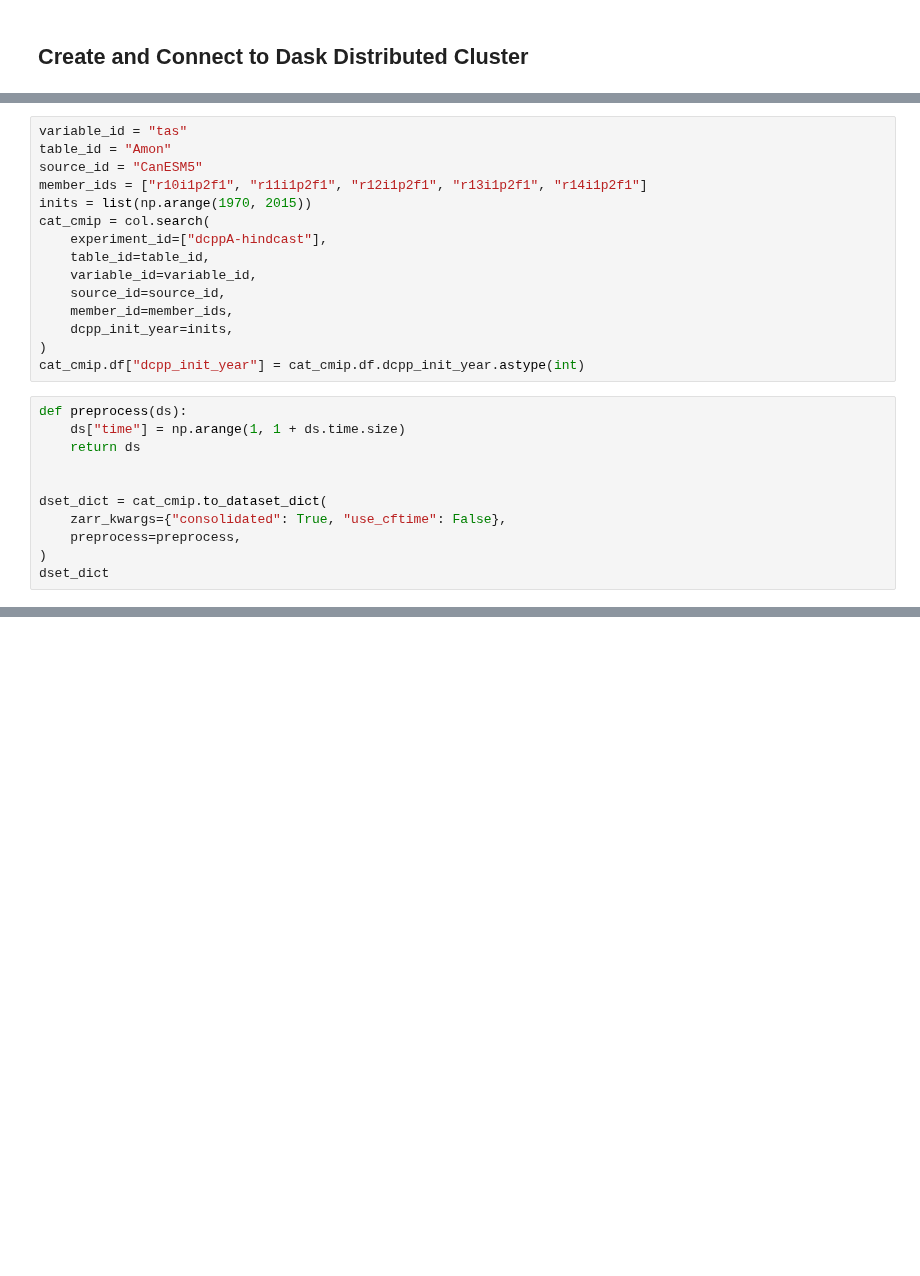
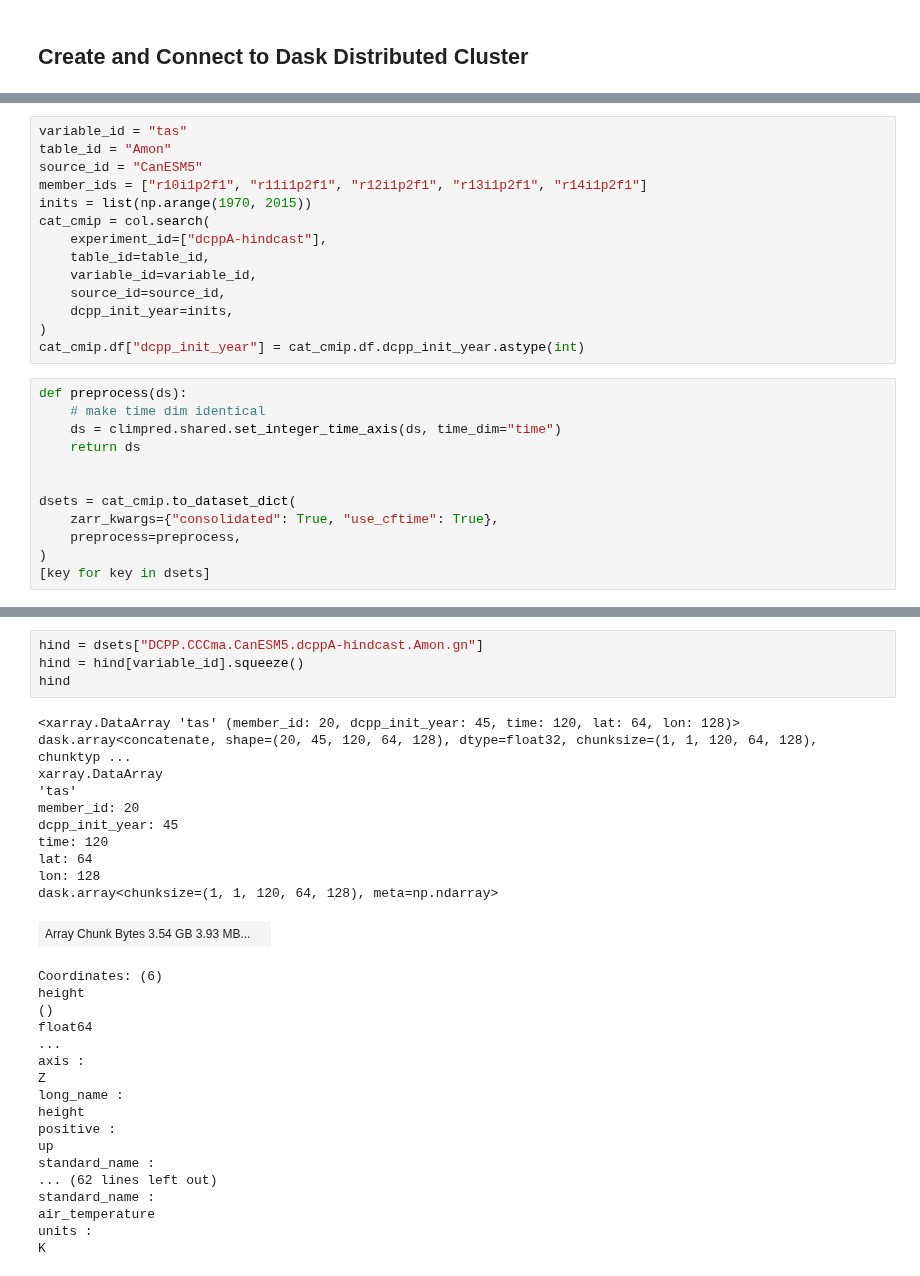
Before and after one commit to andersy005/talks, a Jupyter notebook: notebooks/climpred-demo.ipynb, the cells around one changed output, grey strips where cells are left out. Drawn from its saved outputs; the diff is of its cells as text; blank space fills up the shorter version.

```diff
--- a/notebooks/climpred-demo.ipynb
+++ b/notebooks/climpred-demo.ipynb
@@ -39,18 +78,18 @@ cat_cmip = col.search(
     table_id=table_id,
     variable_id=variable_id,
     source_id=source_id,
-    member_id=member_ids,
     dcpp_init_year=inits,
 )
 cat_cmip.df["dcpp_init_year"] = cat_cmip.df.dcpp_init_year.astype(int)
 # %%
 def preprocess(ds):
-    ds["time"] = np.arange(1, 1 + ds.time.size)
+    # make time dim identical
+    ds = climpred.shared.set_integer_time_axis(ds, time_dim="time")
     return ds
 
 
-dset_dict = cat_cmip.to_dataset_dict(
-    zarr_kwargs={"consolidated": True, "use_cftime": False},
+dsets = cat_cmip.to_dataset_dict(
+    zarr_kwargs={"consolidated": True, "use_cftime": True},
     preprocess=preprocess,
 )
-dset_dict
+[key for key in dsets]
@@ -56,0 +101,32 @@ dset_dict
+# %%
+hind = dsets["DCPP.CCCma.CanESM5.dcppA-hindcast.Amon.gn"]
+hind = hind[variable_id].squeeze()
+hind
+# %% [output]
+<xarray.DataArray 'tas' (member_id: 20, dcpp_init_year: 45, time: 120, lat: 64, lon: 128)> dask.array<concatenate, shape=(20, 45, 120, 64, 128), dtype=float32, chunksize=(1, 1, 120, 64, 128), chunktyp ...
+xarray.DataArray
+'tas'
+member_id: 20
+dcpp_init_year: 45
+time: 120
+lat: 64
+lon: 128
+dask.array<chunksize=(1, 1, 120, 64, 128), meta=np.ndarray>
+| Array Chunk Bytes 3.54 GB 3.93 MB... |  |
+Coordinates: (6)
+height
+()
+float64
+...
+axis :
+Z
+long_name :
+height
+positive :
+up
+standard_name :
+... (62 lines left out)
+standard_name :
+air_temperature
+units :
+K
```
Also changed, not shown: parts of 31 cells of this notebook, 1 other file.
